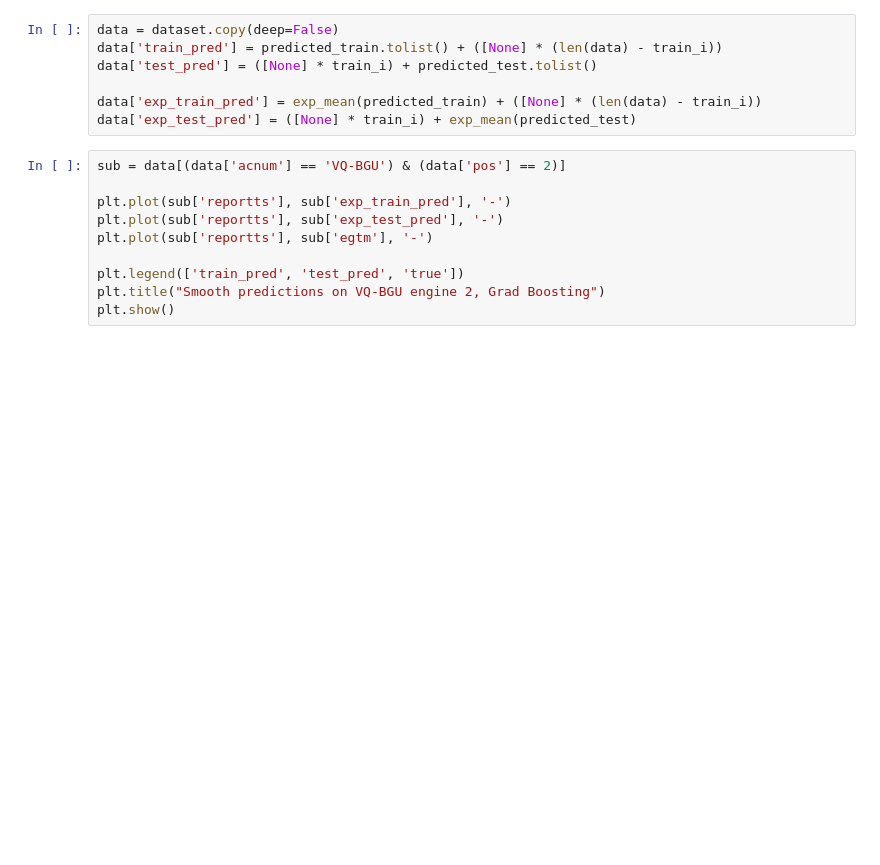
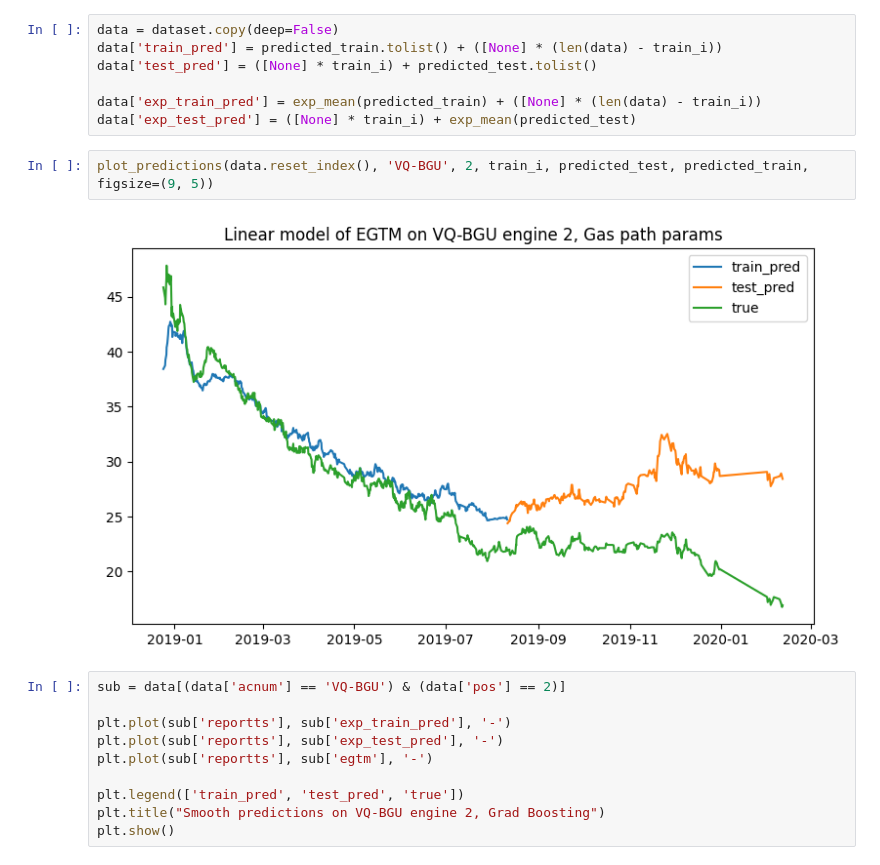
Before and after one commit to skeptlk/ecm, a Jupyter notebook: 27_dec_selected_gas_params.ipynb, the cells around one changed output. Drawn from its saved outputs; the diff is of its cells as text; blank space fills up the shorter version.

```diff
--- a/27_dec_selected_gas_params.ipynb
+++ b/27_dec_selected_gas_params.ipynb
@@ -225,6 +245,10 @@ data['test_pred'] = ([None] * train_i) + predicted_test.tolist()
 
 data['exp_train_pred'] = exp_mean(predicted_train) + ([None] * (len(data) - train_i))
 data['exp_test_pred'] = ([None] * train_i) + exp_mean(predicted_test)
+# %%
+plot_predictions(data.reset_index(), 'VQ-BGU', 2, train_i, predicted_test, predicted_train, figsize=(9, 5))
+# %% [output]
+[figure, added]
 # %%
 sub = data[(data['acnum'] == 'VQ-BGU') & (data['pos'] == 2)]
 
```
Also changed, not shown: parts of 20 cells of this notebook, 2 other files.
